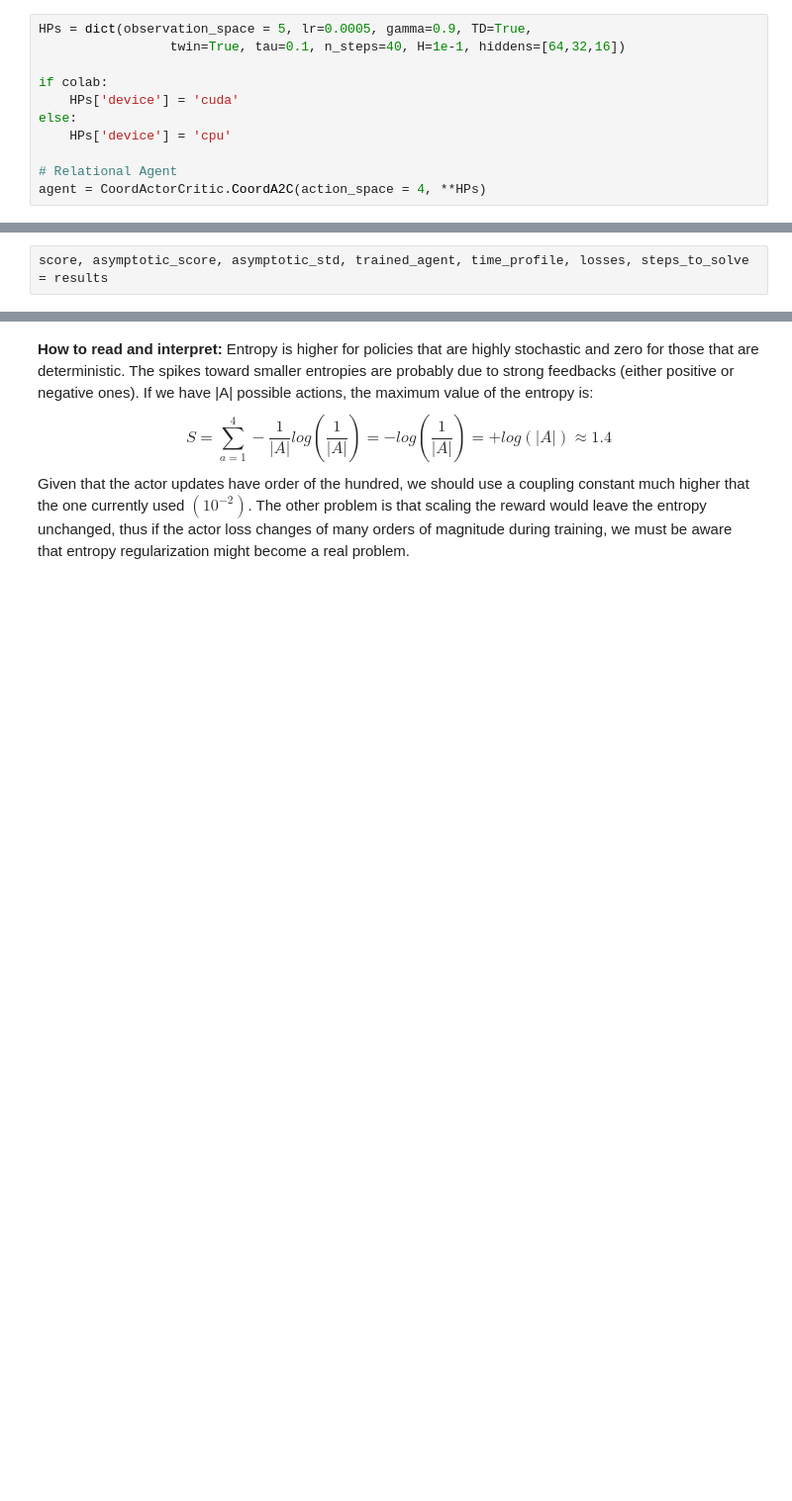
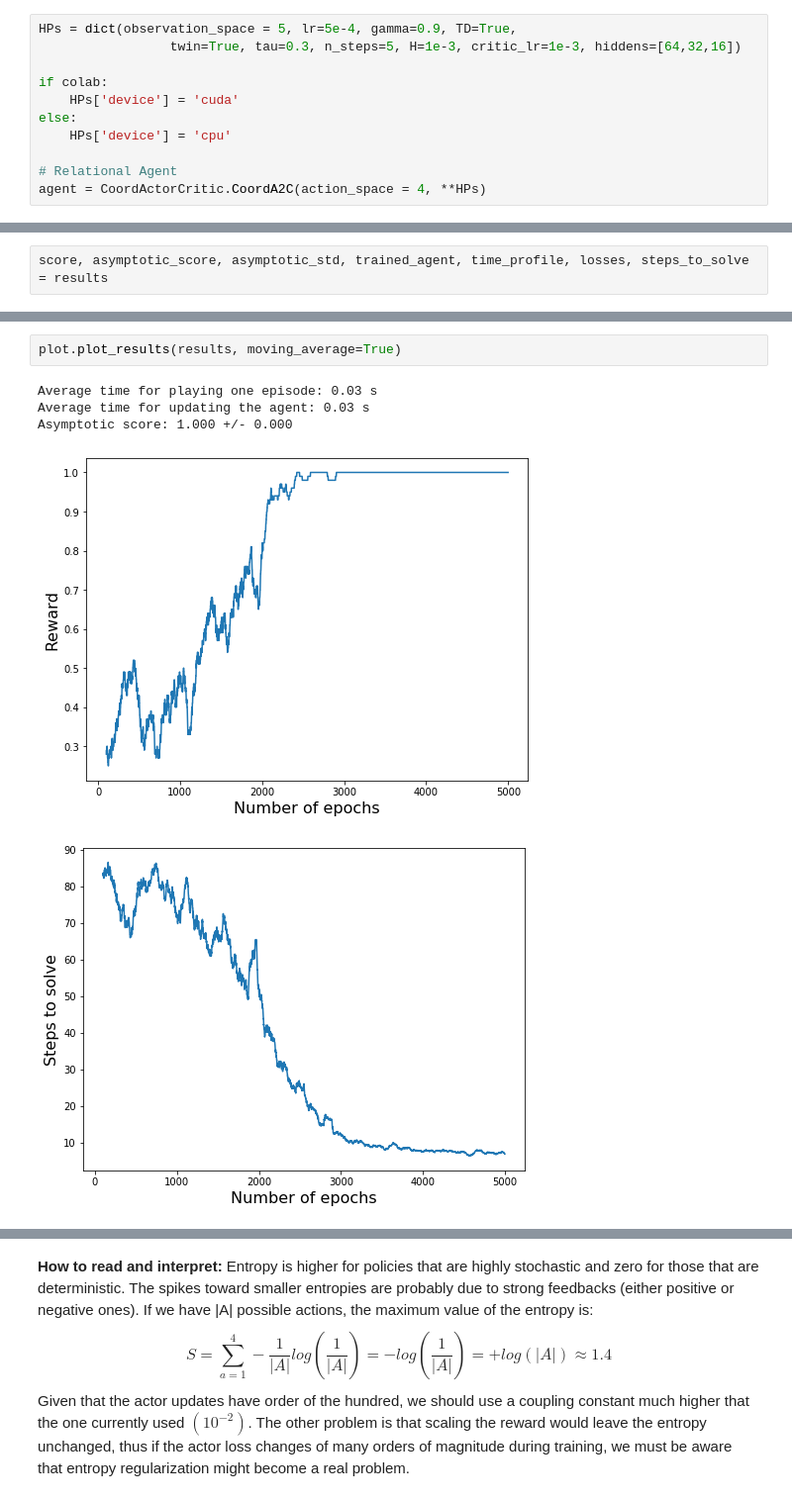
Before and after one commit to nicoladainese96/RelationalDeepRL, a Jupyter notebook: SandboxTesting.ipynb, the cells around one changed output, grey strips where cells are left out. Shown: that part at 99% size. Saved outputs shown, nothing was run; the diff lists cells and outputs as text; blank space fills up the shorter version.

Commit message:
actor and critic with different lr

```diff
--- a/SandboxTesting.ipynb
+++ b/SandboxTesting.ipynb
@@ -56,8 +55,8 @@ goal = [6,7]
 game_params = dict(x=X, y=Y, initial=initial, goal=goal, max_steps=100,
                    greyscale_state=False, return_coord=True, R0=-0.01)
 # %%
-HPs = dict(observation_space = 5, lr=0.0005, gamma=0.9, TD=True,
-                 twin=True, tau=0.1, n_steps=40, H=1e-1, hiddens=[64,32,16])
+HPs = dict(observation_space = 5, lr=5e-4, gamma=0.9, TD=True,
+                 twin=True, tau=0.3, n_steps=5, H=1e-3, critic_lr=1e-3, hiddens=[64,32,16])
 
 if colab:
     HPs['device'] = 'cuda'
@@ -155,0 +157,8 @@ plt.show()
+# %%
+plot.plot_results(results, moving_average=True)
+# %% [output]
+Average time for playing one episode: 0.03 s
+Average time for updating the agent: 0.03 s
+Asymptotic score: 1.000 +/- 0.000
+[figure, added]
+[figure, added]
```
Also changed, not shown: parts of 19 cells of this notebook, 4 other files.
